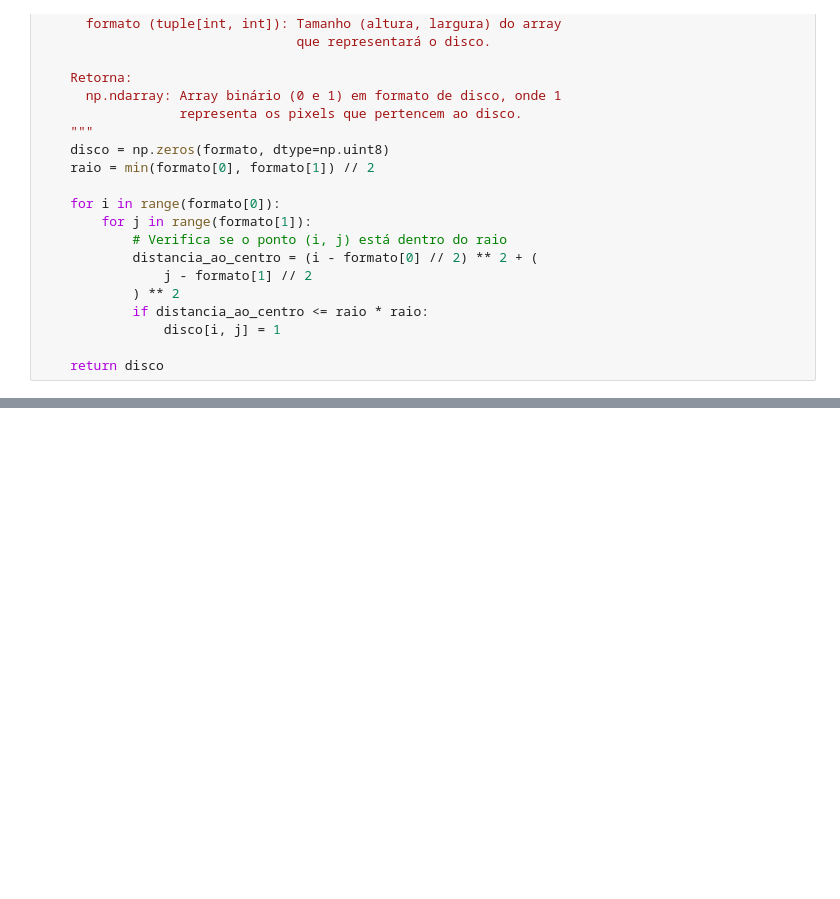
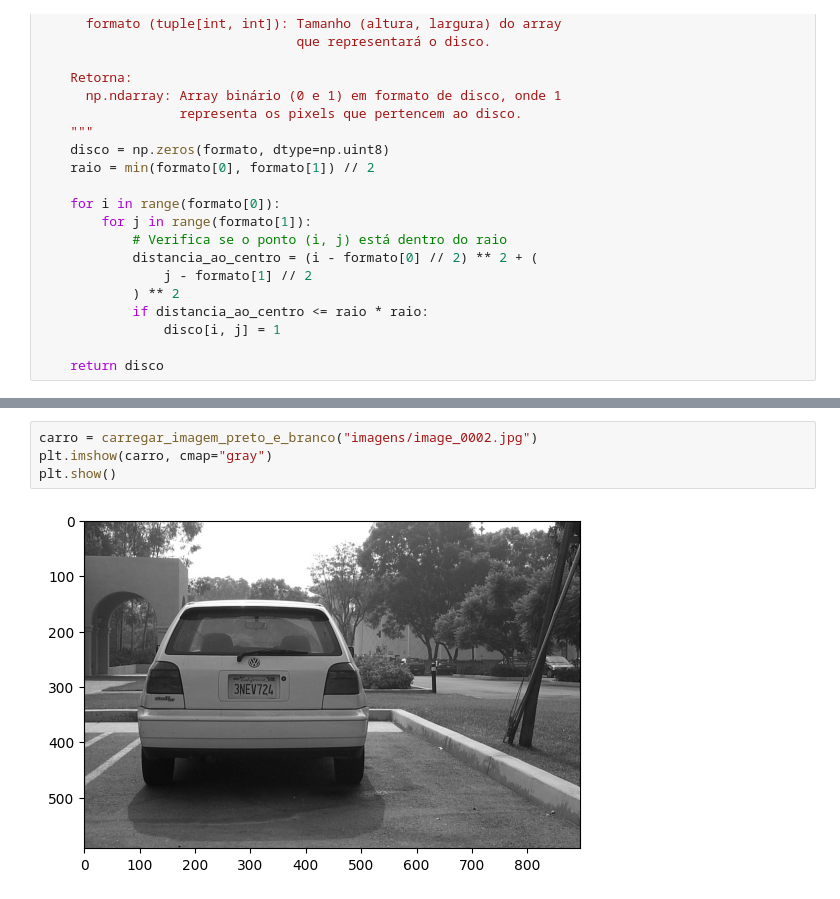
Before and after one commit to matheus-araujo-pereira/detectador-de-carros-em-imagens, a Jupyter notebook: detector.ipynb, the cells around one changed output, grey strips where cells are left out. Cells and saved outputs as stored; diff of their text form; blank space fills up the shorter version.

```diff
--- a/detector.ipynb
+++ b/detector.ipynb
@@ -341,0 +365,6 @@ def disco_estruturante(formato: tuple[int, int]) -> np.ndarray:
+# %%
+carro = carregar_imagem_preto_e_branco("imagens/image_0002.jpg")
+plt.imshow(carro, cmap="gray")
+plt.show()
+# %% [output]
+[figure, added]
```
Also changed, not shown: parts of 11 cells of this notebook.
